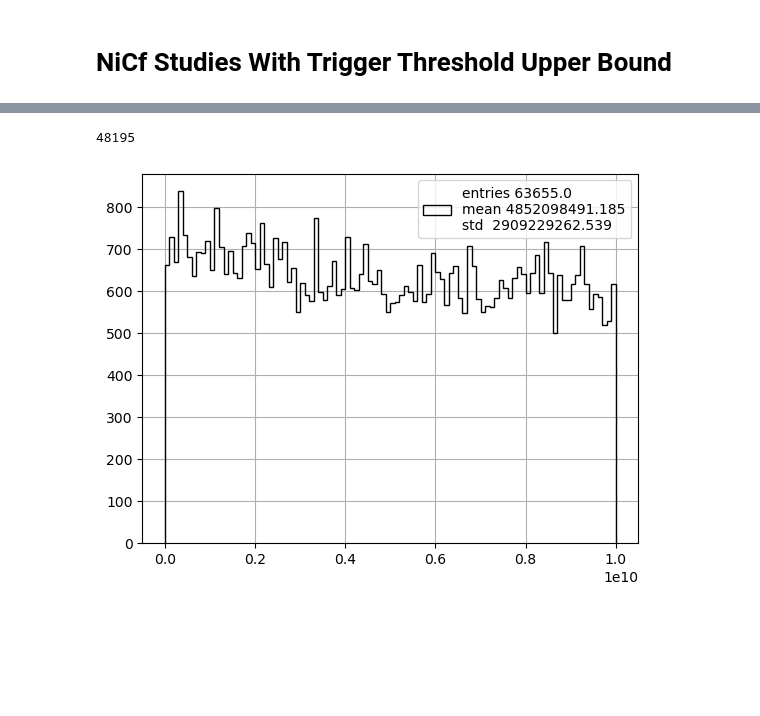
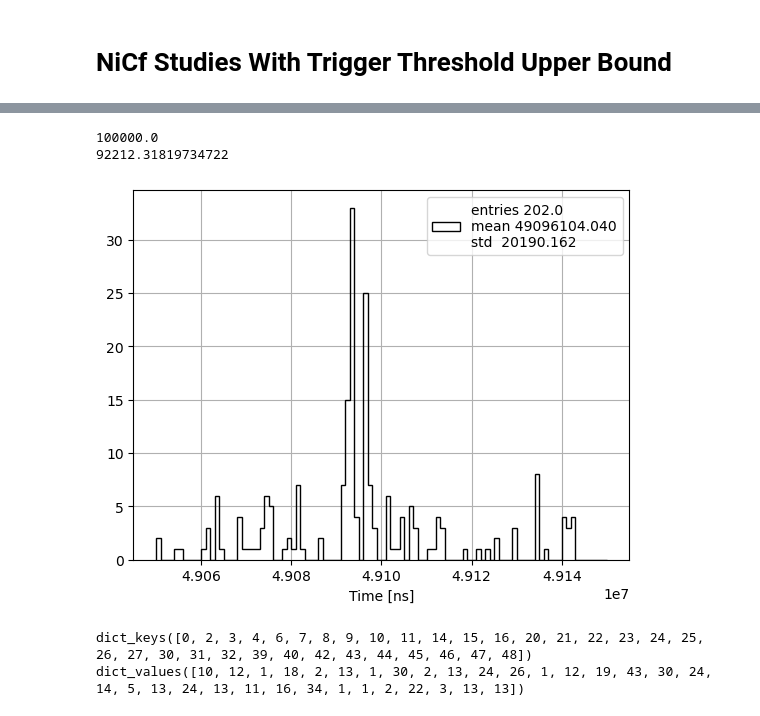
Before and after one commit to DiegoCostas97/nHits_trigger, a Jupyter notebook: NB/nHits.ipynb, the cells around one changed output, grey strips where cells are left out. Cells and saved outputs as stored; diff of their text form; code cells hidden in the pictures; blank space fills up the shorter version.

```diff
--- a/NB/nHits.ipynb
+++ b/NB/nHits.ipynb
@@ -28,7 +31,7 @@ run  = 1726 # Ball in the center
 data = load_concatenated(outdir=f"/eos/home-d/dcostasr/SWAN_projects/NiCf/offline_trigger/tmp_parquet/{run}")
 # %%
 # =============== MASK OUT CARDS 130-132 ===================
-run_cards, run_channels, run_slots, run_positions, run_times, run_events, run_charges = read_parquet(data, mask=True)
+run_cards, run_channels, run_slots, run_positions, run_times, run_events, run_charges, run_window_times = read_parquet(data, mask=True)
 # %%
 hit_times = ak.sort(run_times)
 # %%
@@ -146,0 +41,2 @@ for event in tqdm(range(nevents), total=nevents):
+# %%
+hit_times = hit_times[~(run_window_times % 2**26 < 1e7)]
@@ -344,8 +282,15 @@ run_times
-# %%
-len(run_times)
-# %% [output]
-48195
 # %%
-pltext.hist(ak.ravel(run_times[(run_cards == 84)][0:48000]), 100, range=(0,1e10));
+event = 22
+hist_range = (4.905e7, 4.915e7)
+data = hit_times[event]
+c, b, _ = pltext.hist(data, 100, xylabels="Time [ns]", range=hist_range, ylog=False);
+
+print(b[-1] - b[0])
+indices_in_range = np.where((data >= hist_range[0]) & (data <= hist_range[1]))[0]
+print(data[indices_in_range][-1] - data[indices_in_range][0])
+
+pltext.style()
 # %% [output]
+100000.0
+92212.31819734722
-[figure, old version]
+[figure, new version]
@@ -351,0 +302,6 @@ pltext.hist(ak.ravel(run_times[(run_cards == 84)][0:48000]), 100, range=(0,1e10)
+# %%
+print(noTriggers_per_event.keys())
+print(noTriggers_per_event.values())
+# %% [output]
+dict_keys([0, 2, 3, 4, 6, 7, 8, 9, 10, 11, 14, 15, 16, 20, 21, 22, 23, 24, 25, 26, 27, 30, 31, 32, 39, 40, 42, 43, 44, 45, 46, 47, 48])
+dict_values([10, 12, 1, 18, 2, 13, 1, 30, 2, 13, 24, 26, 1, 12, 19, 43, 30, 24, 14, 5, 13, 24, 13, 11, 16, 34, 1, 1, 2, 22, 3, 13, 13])
```
Also changed, not shown: parts of 39 cells of this notebook, 2 other files.
